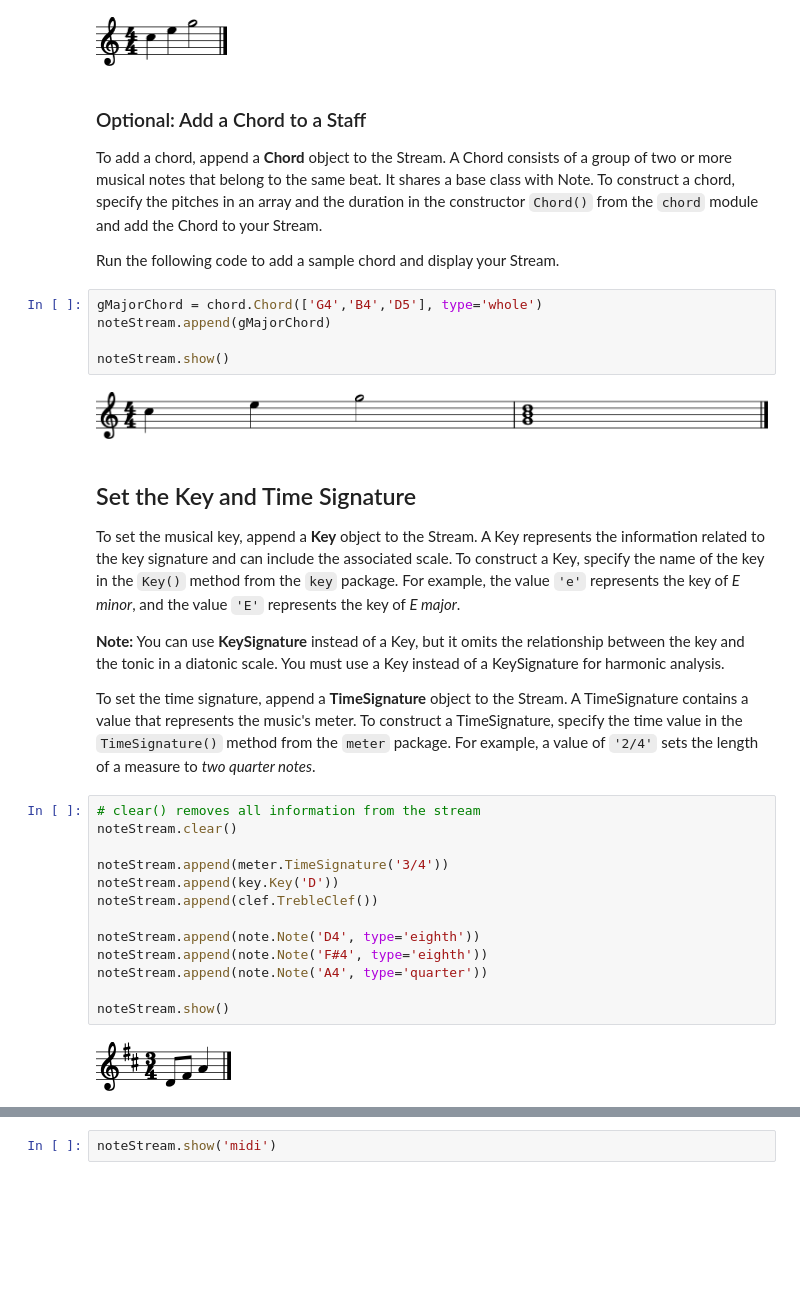
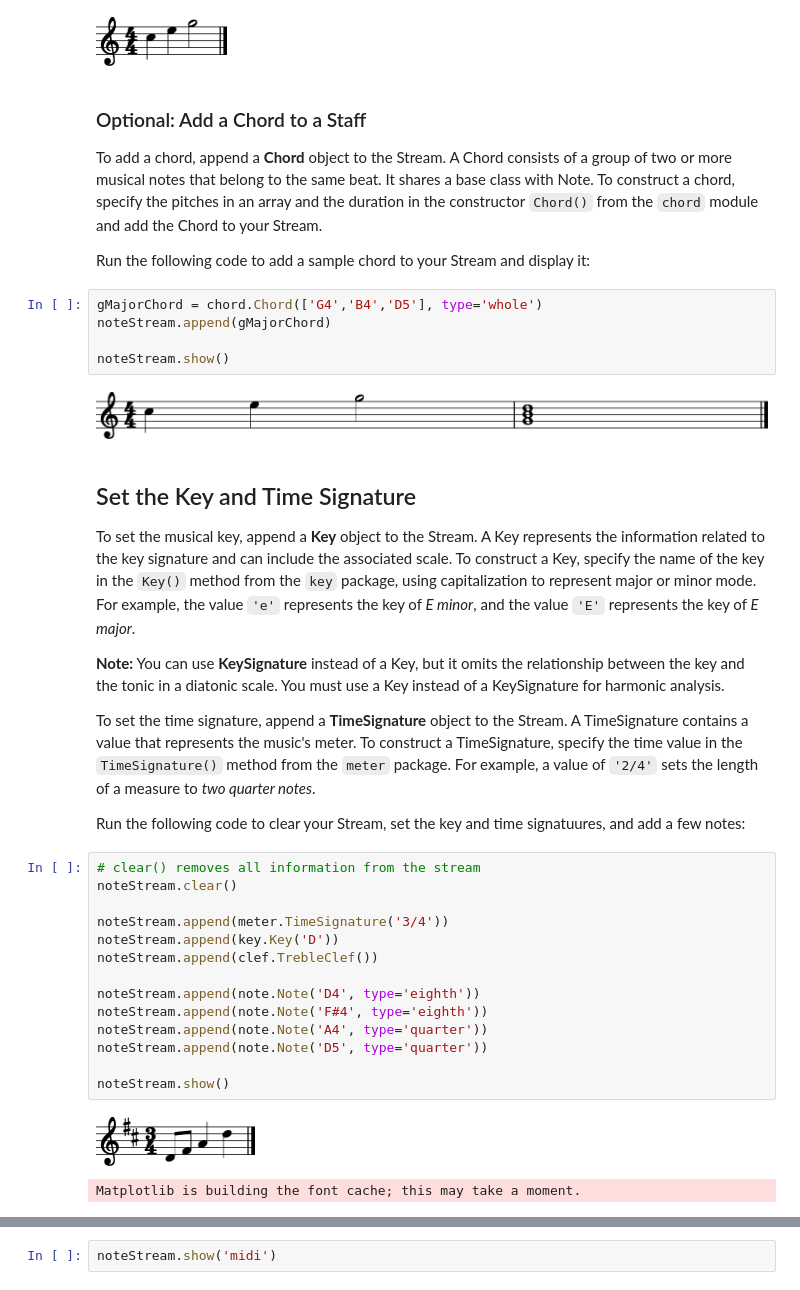
Before and after one commit to ccho-mongodb/music21-guides, a Jupyter notebook: Learn_Music21.ipynb, the cells around one changed output, grey strips where cells are left out. Drawn from its saved outputs; the diff is of its cells as text; blank space fills up the shorter version.

```diff
--- a/Learn_Music21.ipynb
+++ b/Learn_Music21.ipynb
@@ -75,7 +76,7 @@ noteStream.show()
 
 To add a chord, append a **Chord** object to the Stream. A Chord consists of a group of two or more musical notes that belong to the same beat. It shares a base class with Note. To construct a chord, specify the pitches in an array and the duration in the constructor `Chord()` from the `chord` module and add the Chord to your Stream.
 
-Run the following code to add a sample chord and display your Stream.
+Run the following code to add a sample chord to your Stream and display it:
 # %%
 gMajorChord = chord.Chord(['G4','B4','D5'], type='whole')
 noteStream.append(gMajorChord)
@@ -86,26 +87,30 @@ noteStream.show()
 # %% [markdown]
 ## Set the Key and Time Signature
 
-To set the musical key, append a **Key** object to the Stream. A Key represents the information related to the key signature and can include the associated scale. To construct a Key, specify the name of the key in the `Key()`  method from the `key` package. For example, the value `'e'` represents the key of *E minor*, and the value `'E'` represents the key of *E major*.
+To set the musical key, append a **Key** object to the Stream. A Key represents the information related to the key signature and can include the associated scale. To construct a Key, specify the name of the key in the `Key()`  method from the `key` package, using capitalization to represent major or minor mode. For example, the value `'e'` represents the key of *E minor*, and the value `'E'` represents the key of *E major*.
 
 **Note:** You can use **KeySignature** instead of a Key, but it omits the relationship between the key and the tonic in a diatonic scale. You must use a Key instead of a KeySignature for harmonic analysis.
 
 To set the time signature, append a **TimeSignature** object to the Stream. A TimeSignature contains a value that represents the music's meter. To construct a TimeSignature, specify the time value in the `TimeSignature()` method from the `meter` package. For example, a value of `'2/4'` sets the length of a measure to *two quarter notes*.
+
+Run the following code to clear your Stream, set the key and time signatuures, and add a few notes:
 # %%
 # clear() removes all information from the stream
 noteStream.clear()
 
 noteStream.append(meter.TimeSignature('3/4'))
 noteStream.append(key.Key('D'))
 noteStream.append(clef.TrebleClef())
 
 noteStream.append(note.Note('D4', type='eighth'))
 noteStream.append(note.Note('F#4', type='eighth'))
 noteStream.append(note.Note('A4', type='quarter'))
+noteStream.append(note.Note('D5', type='quarter'))
 
 noteStream.show()
 # %% [output]
-[figure, old version]
+[figure, new version]
+Matplotlib is building the font cache; this may take a moment.
 # %% [markdown]
 ## Play Back Your Music
 
```
Also changed, not shown: parts of 6 cells of this notebook.
